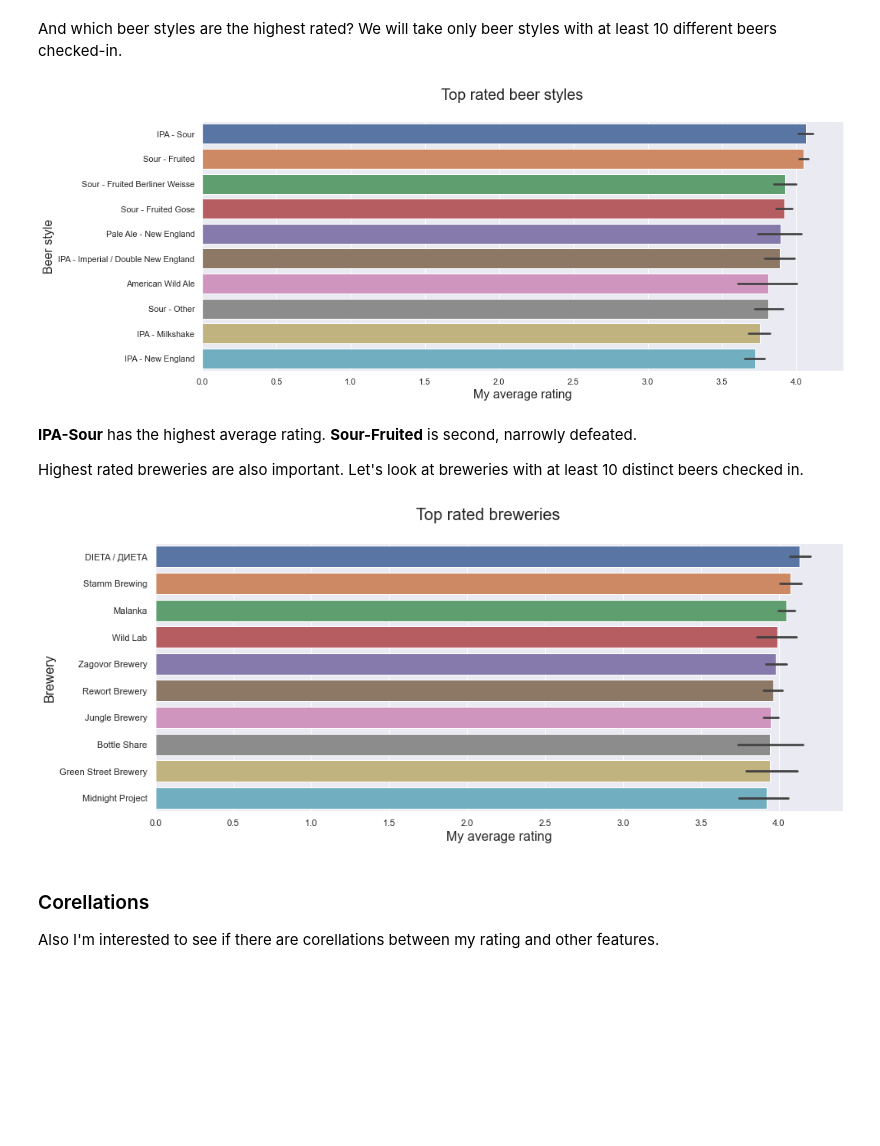
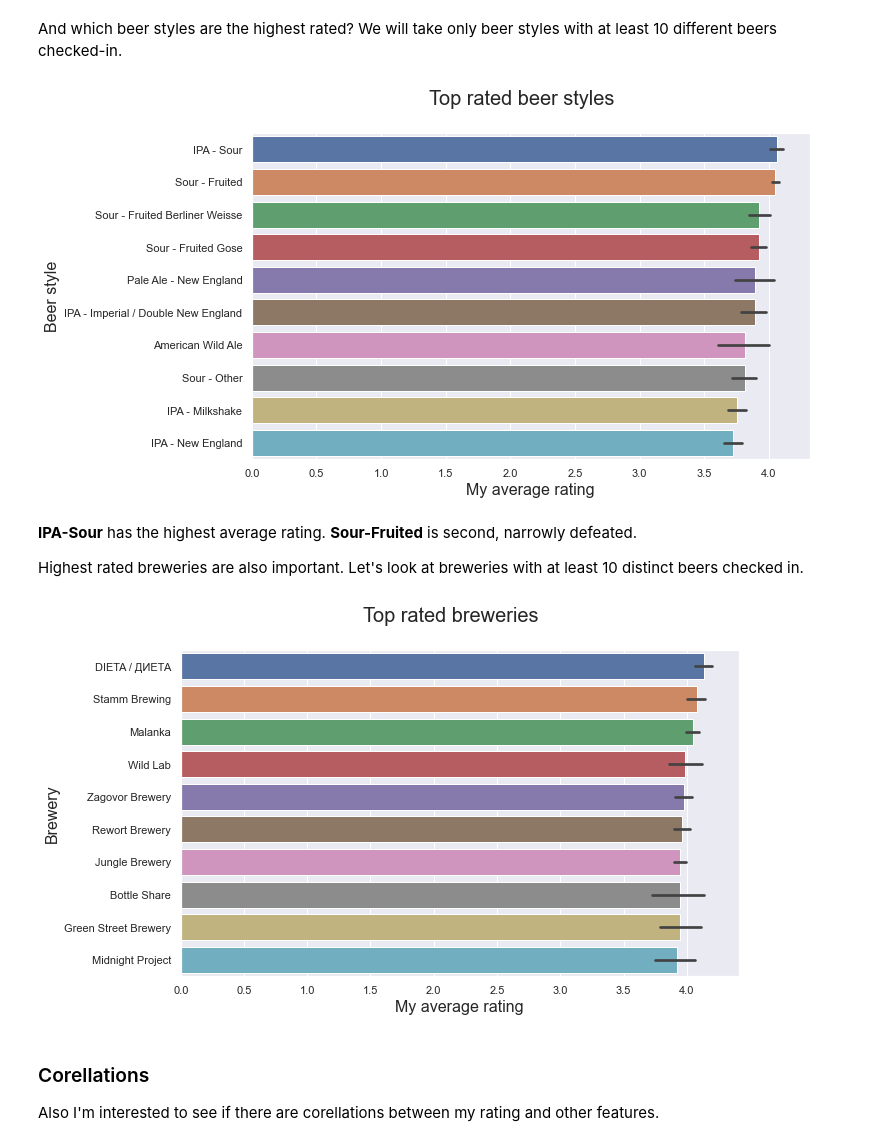
Before and after one commit to gruntoff/untappd-checkins, a Jupyter notebook: Untappd check-ins analisys.ipynb, the cells around one changed output. Saved outputs shown, nothing was run; the diff lists cells and outputs as text; code cells hidden in the pictures; blank space fills up the shorter version.

```diff
--- a/Untappd check-ins analisys.ipynb
+++ b/Untappd check-ins analisys.ipynb
@@ -437,22 +439,22 @@ And which beer styles are the highest rated?
 We will take only beer styles with at least 10 different beers checked-in.
 # %%
 filtered = df.groupby('beer_style').filter(lambda x: x['beer_id'].nunique() >= 10)
-plt.figure(figsize=(15,6))
+plt.figure(figsize=(10,6))
 plot_order = filtered.groupby('beer_style')['rating_score'].mean().sort_values(ascending=False).iloc[:10].index
 figure = sns.barplot(y='beer_style', x='rating_score', data=filtered, order=plot_order)
 plt.ylabel('Beer style', fontsize=16)
 plt.xlabel('My average rating', fontsize=16)
 plt.suptitle('Top rated beer styles', fontsize=20)
 plt.show()
 # %% [output]
-[figure, old version]
+[figure, new version]
 # %% [markdown]
 **IPA-Sour** has the highest average rating. **Sour-Fruited** is second, narrowly defeated.
 
 Highest rated breweries are also important. Let's look at breweries with at least 10 distinct beers checked in.
 # %%
 filtered = df.groupby('brewery_name').filter(lambda x: x['beer_id'].nunique() >= 10)
-plt.figure(figsize=(15,6))
+plt.figure(figsize=(10,6))
 plot_order = filtered.groupby('brewery_name')['rating_score'].mean().sort_values(ascending=False).iloc[:10].index
 figure = sns.barplot(y='brewery_name', x='rating_score', data=filtered, order=plot_order)
 plt.ylabel('Brewery', fontsize=16)
@@ -460,7 +462,7 @@ plt.xlabel('My average rating', fontsize=16)
 plt.suptitle('Top rated breweries', fontsize=20)
 plt.show()
 # %% [output]
-[figure, old version]
+[figure, new version]
 # %% [markdown]
 ### Corellations
 Also I'm interested to see if there are corellations between my rating and other features.
```
Also changed, not shown: parts of 19 cells of this notebook, 1 other file.
